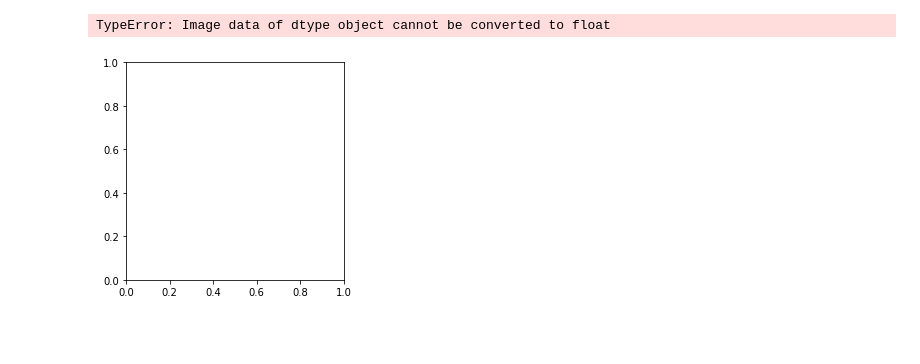
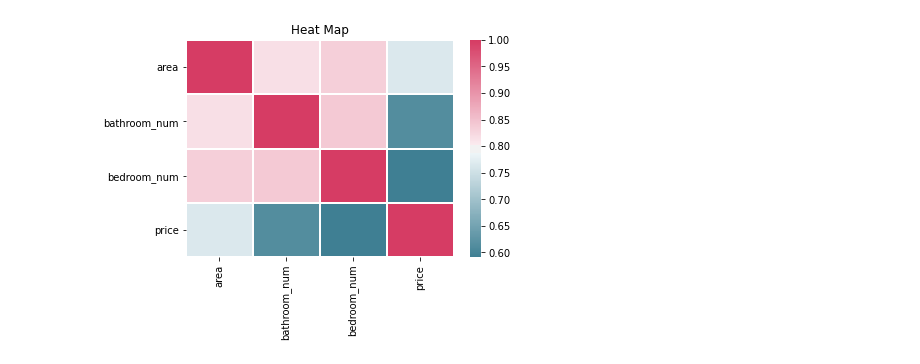
Before and after one commit to Rahul-Khairnar/Real_Estate_Rent_Prediction, a Jupyter notebook: Exploratory_data_analysis.ipynb, the cells around one changed output. Saved outputs shown, nothing was run; the diff lists cells and outputs as text; code cells hidden in the pictures; blank space fills up the shorter version.

```diff
--- a/Exploratory_data_analysis.ipynb
+++ b/Exploratory_data_analysis.ipynb
@@ -62,8 +64,9 @@ Text(0, 0.5, 'Count')
 # %%
-df_corr = df[["locality","area","bathroom_num","bedroom_num","price"]]
+df_corr = df[["locality","area","bathroom_num","bedroom_num","price"]].corr()
-# %%
-plt.imshow(df_corr, cmap='hot', interpolation='nearest')
-plt.show()
-# %% [output]
-TypeError: Image data of dtype object cannot be converted to float
-[figure, removed]
+# %%
+cmap = sns.diverging_palette(220,2,as_cmap = True)
+map = sns.heatmap(df_corr, linewidth = 1.0,cmap = cmap)
+plt.title("Heat Map")
+plt.show()
+# %% [output]
+[figure, added]
```
Also changed, not shown: parts of 6 cells of this notebook.
